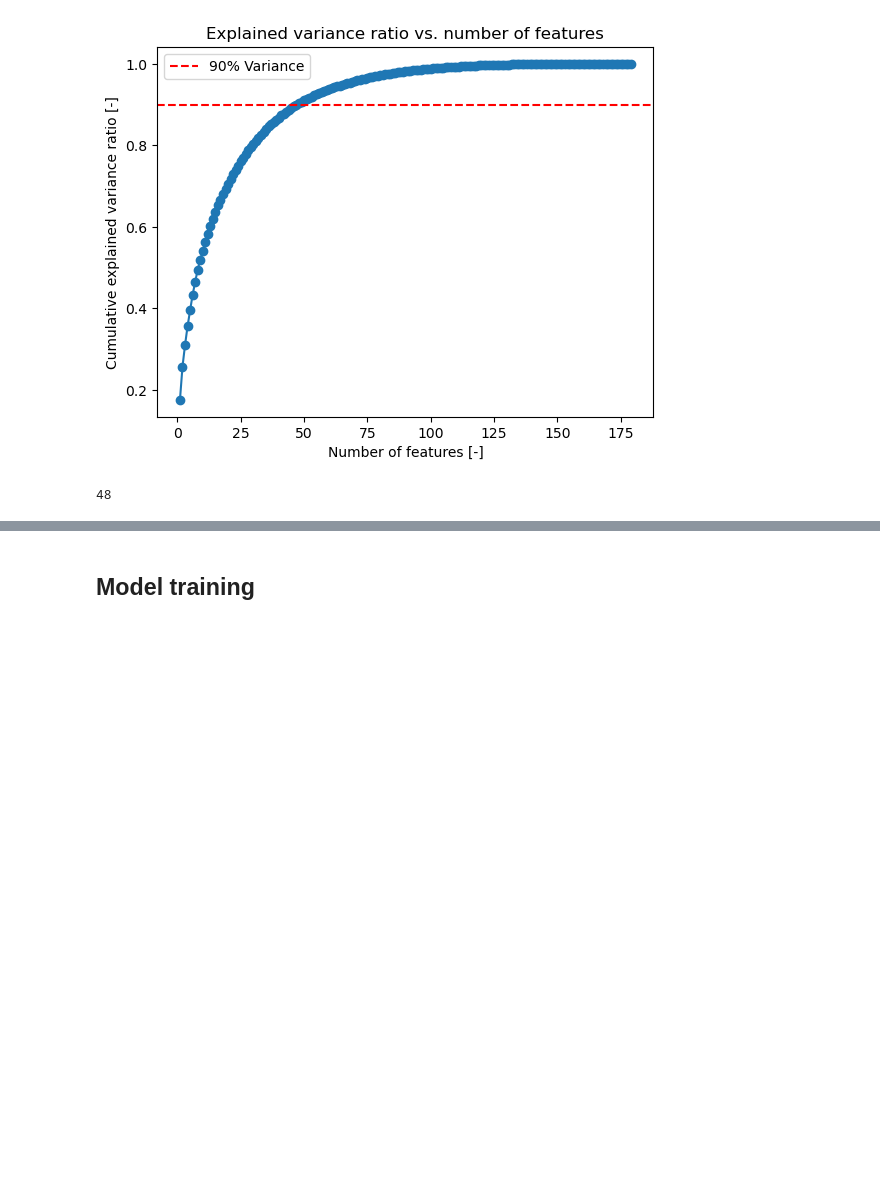
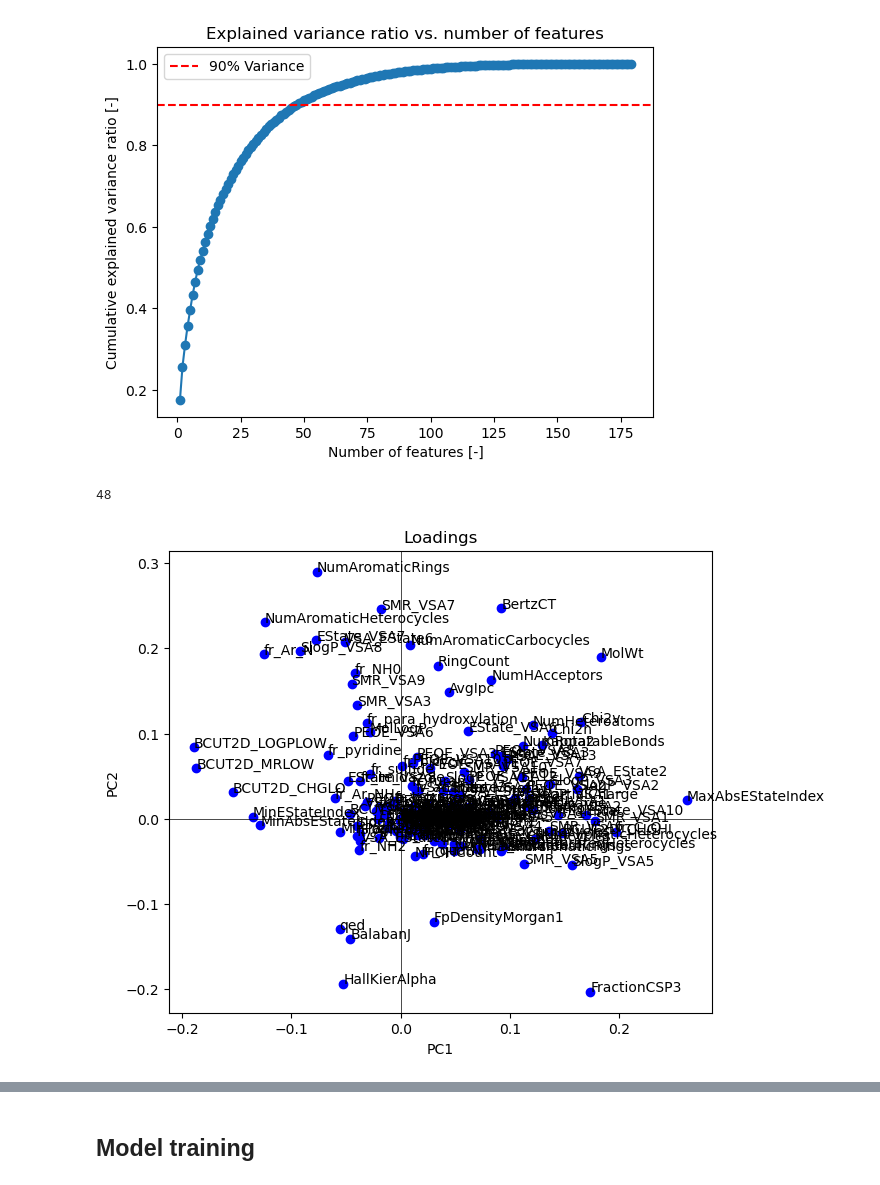
Before and after one commit to jespervh19/8CC00Code, a Jupyter notebook: GroupAssignment/Group_assignment_notebook.ipynb, the cells around one changed output, grey strips where cells are left out. Saved outputs shown, nothing was run; the diff lists cells and outputs as text; code cells hidden in the pictures; blank space fills up the shorter version.

```diff
--- a/GroupAssignment/Group_assignment_notebook.ipynb
+++ b/GroupAssignment/Group_assignment_notebook.ipynb
@@ -104,3 +104,32 @@ print(num_components)
 # %% [output]
 [figure]
 48
+# %%
+# Get the loadings
+loadings = pca.components_
+
+# Calculate the variance explained by each principal component
+variance_explained = pca.explained_variance_ratio_
+
+# Create a variable names list
+variable_names = PCA_data.columns
+
+# Set the number of principal components to display on the loading plot
+num_pc = len(loadings)
+
+# Set the number of variables to display on the loading plot
+num_vars = len(variable_names)
+
+# Plot the loading plot using a scatter plot
+plt.figure(figsize=(7, 6))
+for i in range(num_vars):
+    plt.scatter(loadings[0, i], loadings[1, i], color='b')
+    plt.text(loadings[0, i], loadings[1, i], variable_names[i])
+plt.axhline(0, color='black', linewidth=0.5)
+plt.axvline(0, color='black', linewidth=0.5)
+plt.xlabel('PC1')
+plt.ylabel('PC2')
+plt.title('Loadings')
+plt.show()
+# %% [output]
+[figure, added]
```
Also changed, not shown: parts of 1 cell of this notebook.
